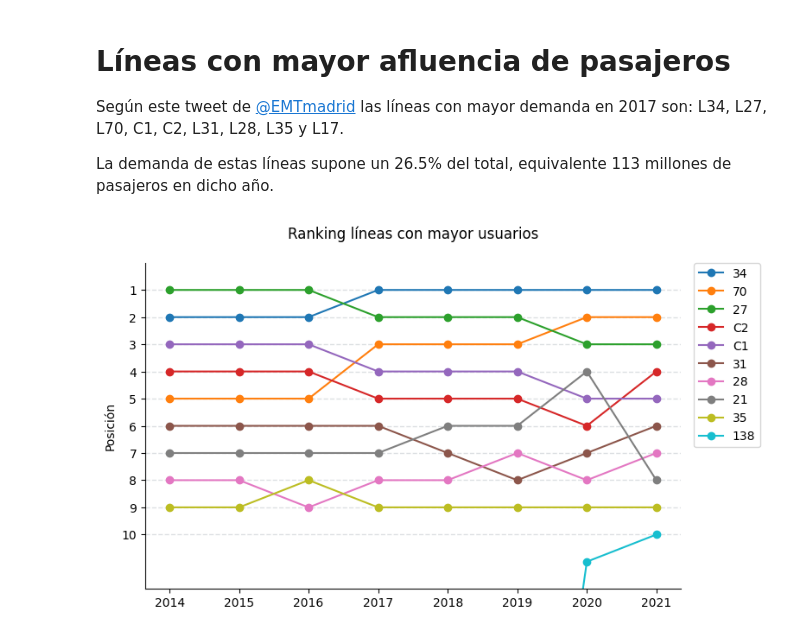
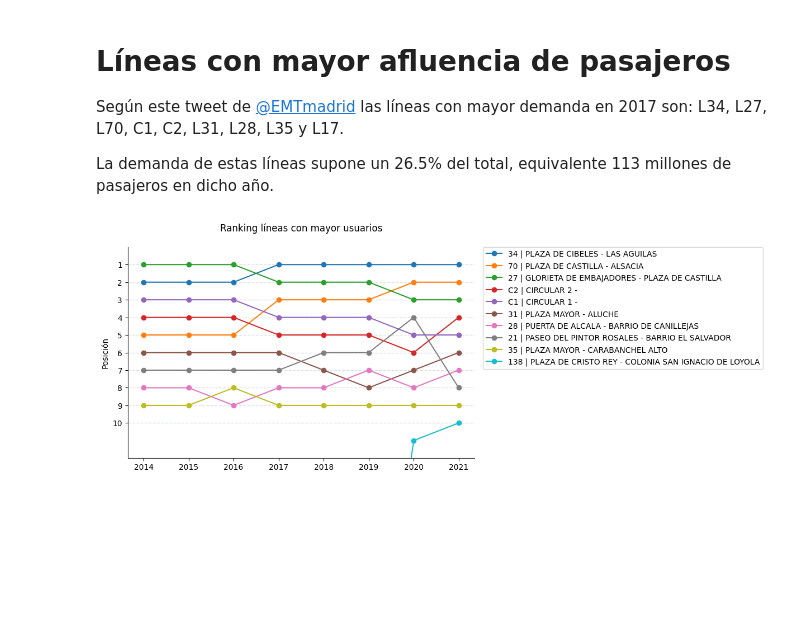
Before and after one commit to nacholopex/emt_madrid, a Jupyter notebook: 2022_emt_evolucion.ipynb, the cells around one changed output. Cells and saved outputs as stored; diff of their text form; code cells hidden in the pictures; blank space fills up the shorter version.

```diff
--- a/2022_emt_evolucion.ipynb
+++ b/2022_emt_evolucion.ipynb
@@ -305,29 +311,29 @@ for year in range(2014,int(numero_viajeros.columns[-1])):
 # %%
 data = ranking.sort_values(by='2021').iloc[0:10,:]
 
 fig, axes = plt.subplots(figsize=(8, 5),dpi=100)
 axes.spines.right.set_visible(False)
 axes.spines.top.set_visible(False)
 
 # Visualizo los datos (avg_coches) y fechas
 
 years = data.columns[3:]
-
-axes.plot(years,data.iloc[:,3:].T,'-o',label=data["Etiqueta"])
+axes.plot(years,data.iloc[:,3:].T,'-o',label=data['Etiqueta'] + ' | ' +data['Denominación'])
 
 # Título y nombre ejes
 # axes.set_xlabel('Años')
 axes.set_ylabel('Posición')
 axes.set_title(label=f'Ranking líneas con mayor usuarios',pad=20)
 
 axes.set_xticks(range(0,len(years)))
 axes.set_xticklabels(years)
 axes.set_ylim(0,12)
 axes.set_yticks(range(1,11))
 axes.invert_yaxis()
 
 axes.grid(color="#172a3d", linestyle='--', linewidth=1, axis='y', alpha=0.15)
 axes.legend(bbox_to_anchor=(1.025, 1), loc=2, borderaxespad=0)
+fig.set_facecolor('white')
 plt.show()
 # %% [output]
-[figure, old version]
+[figure, new version]
```
Also changed, not shown: parts of 4 cells of this notebook, 1 other file.
